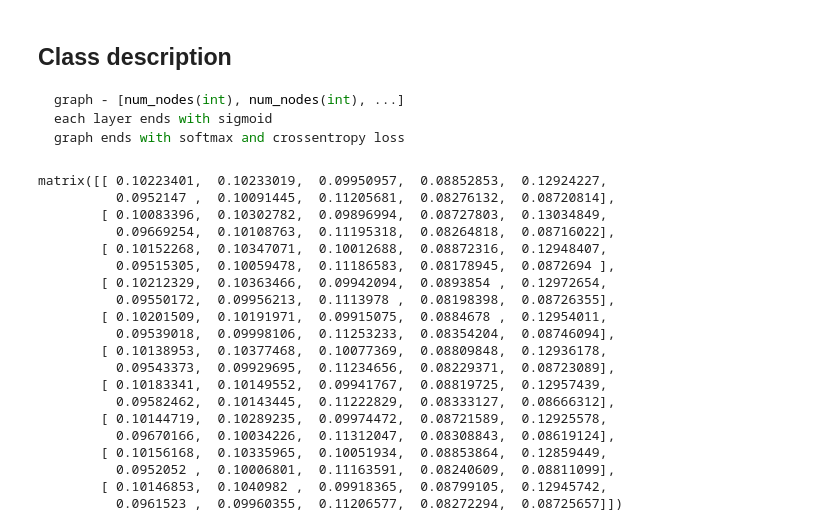
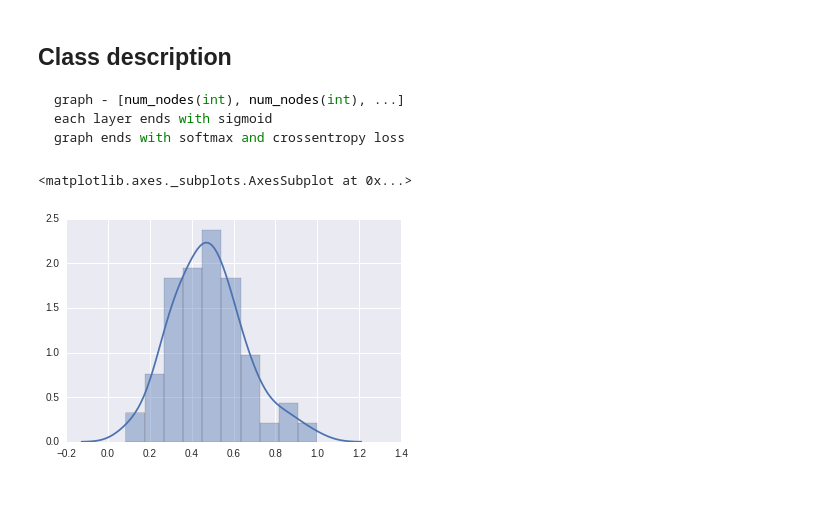
Before and after one commit to chahuja/deeplearning-python, a Jupyter notebook: hw1/backprob.ipynb, the cells around one changed output. Cells and saved outputs as stored; diff of their text form; code cells hidden in the pictures; blank space fills up the shorter version.

Commit message:
completed forward prop

```diff
--- a/hw1/backprob.ipynb
+++ b/hw1/backprob.ipynb
@@ -57,6 +56,12 @@ def inv_softmax_with_loss(vec, gt):
     raise Exception("Prediction and Expected Values must have the same dimensions")
 
   return softmax(vec) - gt
+
+def relu(value):
+  if (value<=0):
+    return 0
+  else:
+    return value
 # %%
 class NN(object):
   def __init__(self,graph):
@@ -74,39 +79,41 @@ class NN(object):
           self.weights.append(np.random.uniform(low=low,high=high,size=(prev_dim+1,dim)))
         prev_dim = dim
 
-  def forward(self,X,limit = 0):
+  def forward(self,X,limit = -1, activation = True):
+    # We use the forward function to calculate the forward prop
+    ## while training the model, various segments of the forward prop are required
+    ## which need to be extracted at the right times
+    # "limit" and "activation" define the layers that have to be removed from the end
+    ## limit = -1 refers to complete calculation
+    #--------------------------
+    ### limit = -1 and activation=False is an invalid selection with no error check
+    #--------------------------
+    ## limit = 0 ignores the softmax function
+    ## limit = 0 and activation=False ignores the softmax and sigmoid function
+
     # add a column of ones to take care of the bias
     X = np.concatenate((X,np.expand_dims(np.ones_like(X[:,0]),axis=1)), axis = 1)
     X = np.mat(X)
     # Converting input to matrix form
-    for k in range(len(self.weights)):
-      X = sigmoid(X*np.mat(self.weights[k]))
+    for k in range(len(self.weights)-relu(limit)):
+      A = X*np.mat(self.weights[k])
+      # Stopping and taking activation if required
+      if (k == range(len(self.weights)-relu(limit))[-1] and activation == False):
+        X = A
+        break
+      X = sigmoid(A)
       X = np.concatenate((X,np.ones_like(X[:,0])), axis = 1)
-    # Remocing the extra layer of ones before softmax
+
+    if (limit >= 0 or activation==False):
+      return X
+
+    # Removing the extra layer of ones before softmax
     X = X[:,:-1]
     return softmax(X)
 # %%
 model = NN([784,100,50,10])
 # %%
-model.forward(train[0:10,:-1])
+sb.distplot(model.forward(train[0:2,:-1],2)[0])
 # %% [output]
-matrix([[ 0.10223401,  0.10233019,  0.09950957,  0.08852853,  0.12924227,
-          0.0952147 ,  0.10091445,  0.11205681,  0.08276132,  0.08720814],
-        [ 0.10083396,  0.10302782,  0.09896994,  0.08727803,  0.13034849,
-          0.09669254,  0.10108763,  0.11195318,  0.08264818,  0.08716022],
-        [ 0.10152268,  0.10347071,  0.10012688,  0.08872316,  0.12948407,
-          0.09515305,  0.10059478,  0.11186583,  0.08178945,  0.0872694 ],
-        [ 0.10212329,  0.10363466,  0.09942094,  0.0893854 ,  0.12972654,
-          0.09550172,  0.09956213,  0.1113978 ,  0.08198398,  0.08726355],
-        [ 0.10201509,  0.10191971,  0.09915075,  0.0884678 ,  0.12954011,
-          0.09539018,  0.09998106,  0.11253233,  0.08354204,  0.08746094],
-        [ 0.10138953,  0.10377468,  0.10077369,  0.08809848,  0.12936178,
-          0.09543373,  0.09929695,  0.11234656,  0.08229371,  0.08723089],
-        [ 0.10183341,  0.10149552,  0.09941767,  0.08819725,  0.12957439,
-          0.09582462,  0.10143445,  0.11222829,  0.08333127,  0.08666312],
-        [ 0.10144719,  0.10289235,  0.09974472,  0.08721589,  0.12925578,
-          0.09670166,  0.10034226,  0.11312047,  0.08308843,  0.08619124],
-        [ 0.10156168,  0.10335965,  0.10051934,  0.08853864,  0.12859449,
-          0.0952052 ,  0.10006801,  0.11163591,  0.08240609,  0.08811099],
-        [ 0.10146853,  0.1040982 ,  0.09918365,  0.08799105,  0.12945742,
-          0.0961523 ,  0.09960355,  0.11206577,  0.08272294,  0.08725657]])
+<matplotlib.axes._subplots.AxesSubplot at 0x...>
+[figure, added]
```
Also changed, not shown: parts of 9 cells of this notebook.
